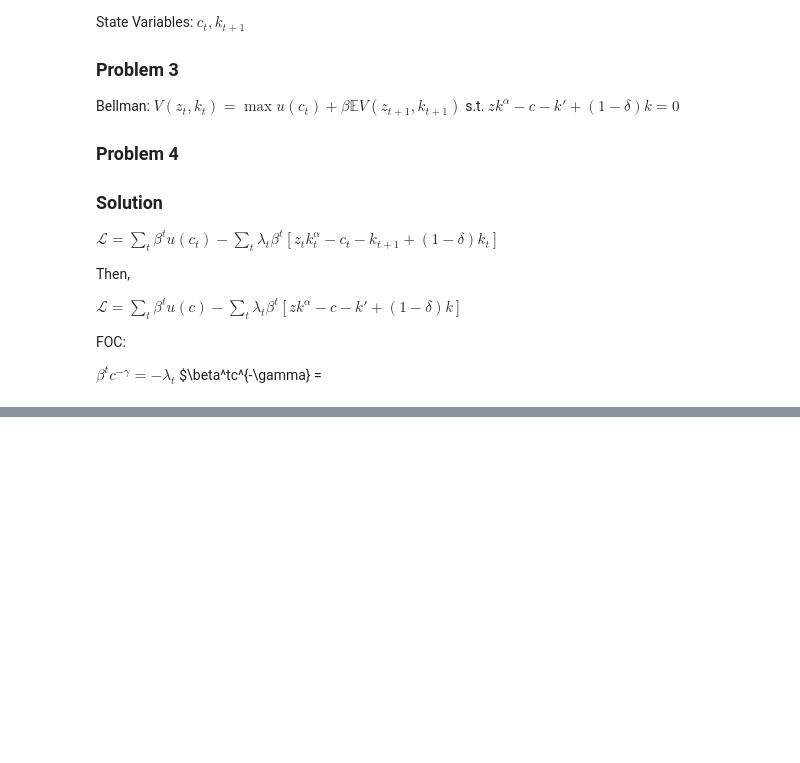
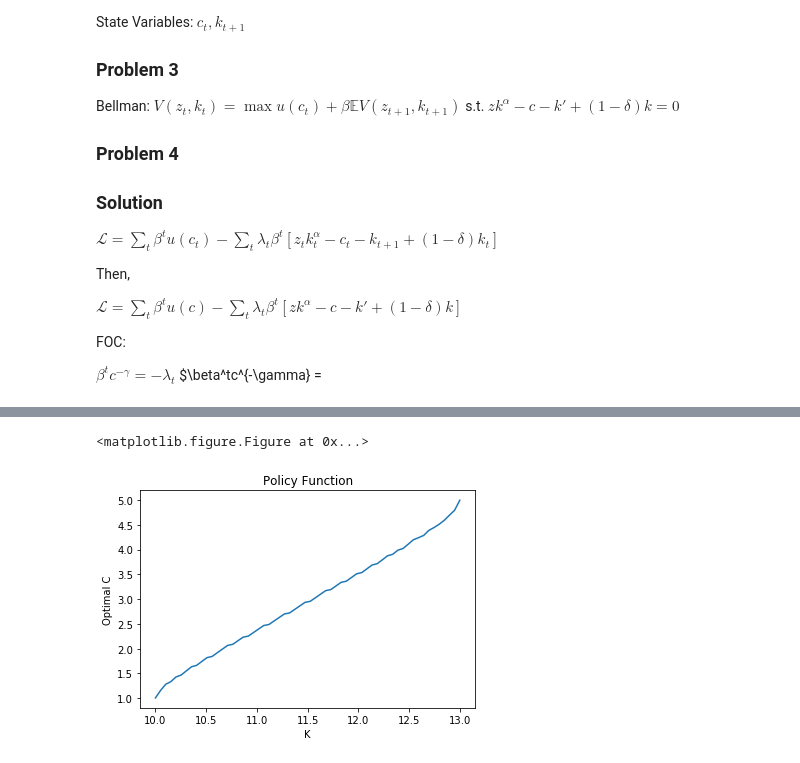
Before and after one commit to ariboyarsky/BootCamp2018, a Jupyter notebook: ProbSets/Econ/Econ Problem Set 1.ipynb, the cells around one changed output, grey strips where cells are left out. Drawn from its saved outputs; the diff is of its cells as text; code cells hidden in the pictures; blank space fills up the shorter version.

```diff
--- a/ProbSets/Econ/Econ Problem Set 1.ipynb
+++ b/ProbSets/Econ/Econ Problem Set 1.ipynb
@@ -132,0 +151,14 @@ NameError: name 'U' is not defined
+# %%
+optK = k_grid[PF]
+optC = z_grid*(k_grid**alpha) - optK + (1 - delta)*k_grid
+plt.figure()
+fig, ax = plt.subplots()
+ax.plot(k_grid[:], optC[:][10])
+# Now add the legend with some customizations.
+plt.xlabel('K')
+plt.ylabel('Optimal C')
+plt.title('Policy Function')
+plt.show()
+# %% [output]
+<matplotlib.figure.Figure at 0x...>
+[figure, added]
```
Also changed, not shown: parts of 25 cells of this notebook, 1 other file.
